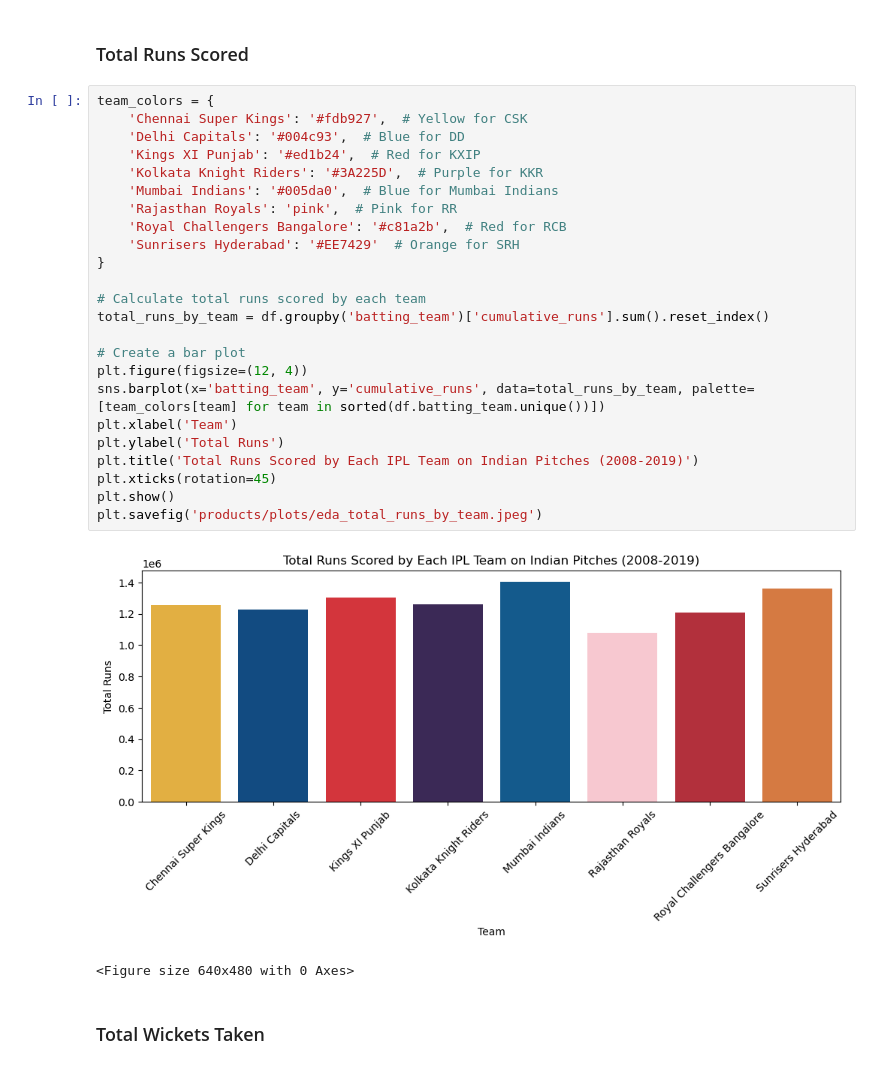
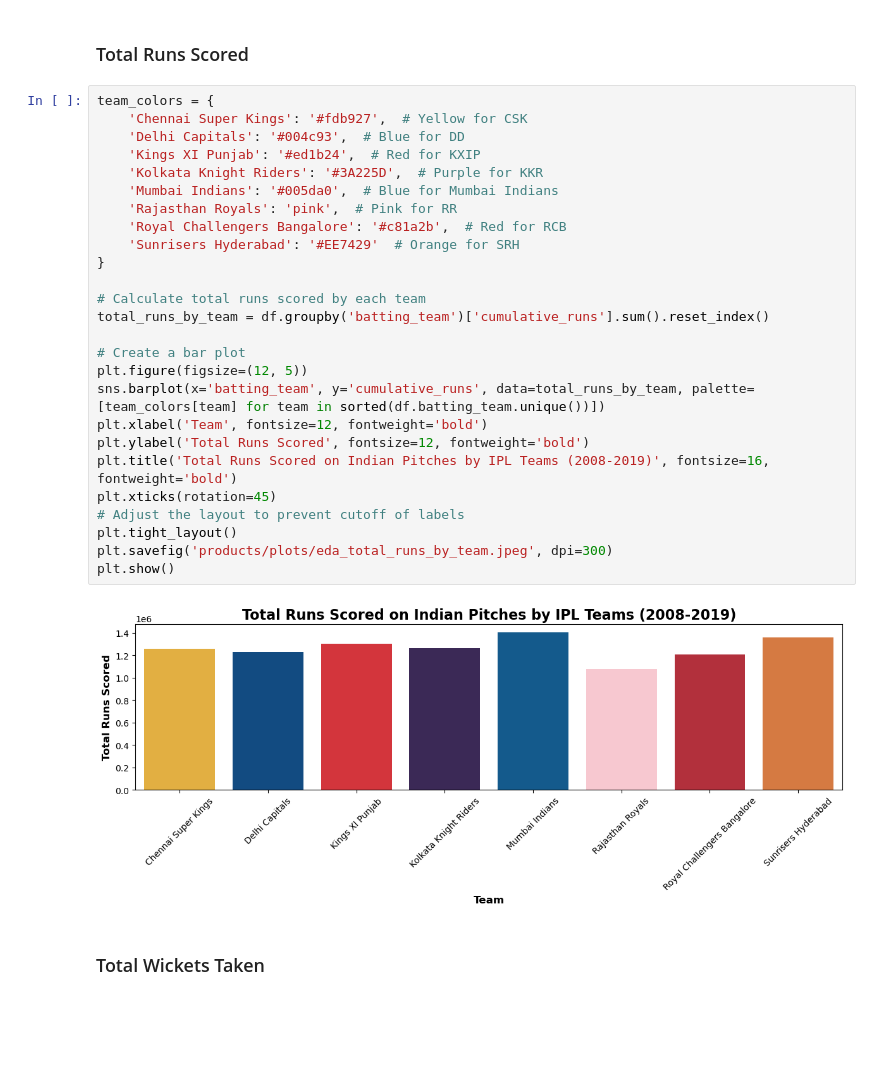
Before and after one commit to TegveerG/IPL-Project, a Jupyter notebook: EDA.ipynb, the cells around one changed output. Cells and saved outputs as stored; diff of their text form; blank space fills up the shorter version.

Commit message:
clean EDA plots

```diff
--- a/EDA.ipynb
+++ b/EDA.ipynb
@@ -48,30 +48,31 @@ df.head()
 # %%
 team_colors = {
     'Chennai Super Kings': '#fdb927',  # Yellow for CSK
     'Delhi Capitals': '#004c93',  # Blue for DD
     'Kings XI Punjab': '#ed1b24',  # Red for KXIP
     'Kolkata Knight Riders': '#3A225D',  # Purple for KKR
     'Mumbai Indians': '#005da0',  # Blue for Mumbai Indians
     'Rajasthan Royals': 'pink',  # Pink for RR
     'Royal Challengers Bangalore': '#c81a2b',  # Red for RCB
     'Sunrisers Hyderabad': '#EE7429'  # Orange for SRH
 }
 
 # Calculate total runs scored by each team
 total_runs_by_team = df.groupby('batting_team')['cumulative_runs'].sum().reset_index()
 
 # Create a bar plot
-plt.figure(figsize=(12, 4))
+plt.figure(figsize=(12, 5))
 sns.barplot(x='batting_team', y='cumulative_runs', data=total_runs_by_team, palette=[team_colors[team] for team in sorted(df.batting_team.unique())])
-plt.xlabel('Team')
-plt.ylabel('Total Runs')
-plt.title('Total Runs Scored by Each IPL Team on Indian Pitches (2008-2019)')
+plt.xlabel('Team', fontsize=12, fontweight='bold')
+plt.ylabel('Total Runs Scored', fontsize=12, fontweight='bold')
+plt.title('Total Runs Scored on Indian Pitches by IPL Teams (2008-2019)', fontsize=16, fontweight='bold')
 plt.xticks(rotation=45)
+# Adjust the layout to prevent cutoff of labels
+plt.tight_layout()
+plt.savefig('products/plots/eda_total_runs_by_team.jpeg', dpi=300)
 plt.show()
-plt.savefig('products/plots/eda_total_runs_by_team.jpeg')
 # %% [output]
-[figure, old version]
+[figure, new version]
-<Figure size 640x480 with 0 Axes>
 # %% [markdown]
 ### Total Wickets Taken
 # %%
```
Also changed, not shown: parts of 1 cell of this notebook, 2 other files.
